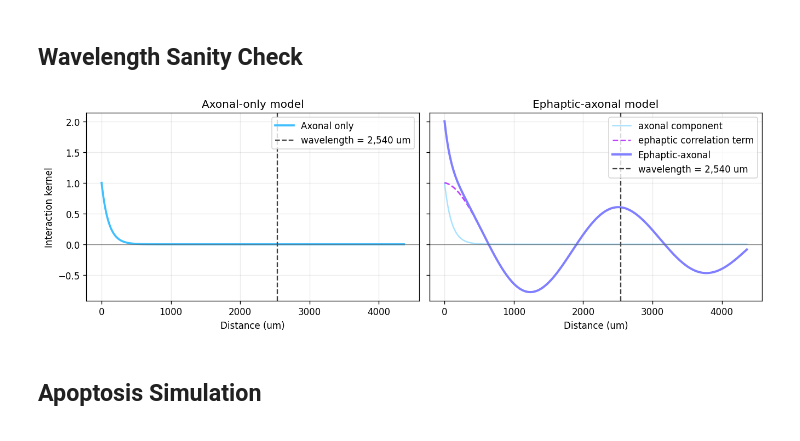
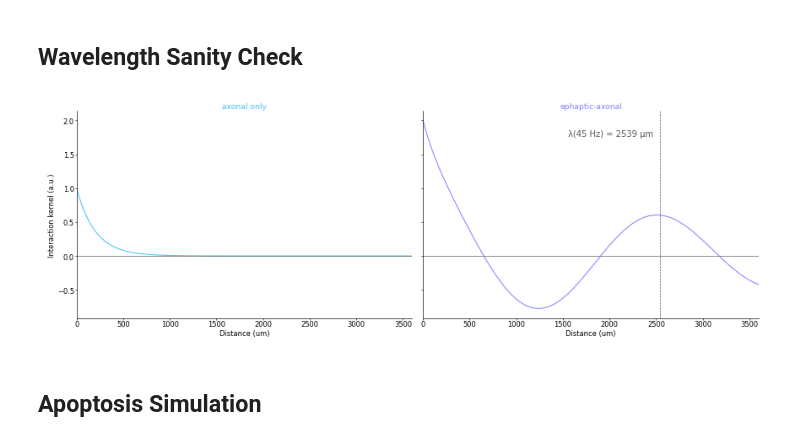
Before and after one commit to dlrebbin98/ephax, a Jupyter notebook: Notebooks/hd_mea_differentiation_simulation.ipynb, the cells around one changed output. Cells and saved outputs as stored; diff of their text form; code cells hidden in the pictures.

```diff
--- a/Notebooks/hd_mea_differentiation_simulation.ipynb
+++ b/Notebooks/hd_mea_differentiation_simulation.ipynb
@@ -34,11 +35,11 @@ sim_config = HDMEADifferentiationConfig(
     v_eph_m_s=0.1,
     v_ax_m_s=0.8,
     lambda_eph_um=1e4,
-    axonal_decay_um=100.0,
+    axonal_decay_um=200.0,
     subsample_size=20,
     random_seed=0,
     plating_loss_fraction=0.50,
-    target_fraction=0.10,
+    target_fraction=0.30,
     milestone_step_fraction=0.10,
 )
 
@@ -115,33 +118,40 @@ grid.head()
 # %%
 kernels = build_kernel_curves(grid, sim_config)
 r_um = kernels["r_um"]
-axonal_kernel = kernels["axonal"]
-ephaptic_kernel = kernels["ephaptic"]
-ephaptic_axonal_kernel = kernels["ephaptic_axonal"]
+xmax = min(float(r_um.max()), 3600.0)
 
-fig, axes = plt.subplots(1, 2, figsize=(11, 3.6), sharex=True, sharey=True, constrained_layout=True)
+fig, axes = plt.subplots(1, 2, figsize=(7.1, 2.4), sharex=True, sharey=True, constrained_layout=True)
+fig.patch.set_facecolor("white")
 
-axes[0].plot(r_um, axonal_kernel, color=MODEL_COLORS["axonal_only"], lw=2.2, label=MODEL_LABELS["axonal_only"])
-axes[0].axvline(WAVELENGTH_UM, color="0.25", lw=1.4, ls="--", label=f"wavelength = {WAVELENGTH_UM:,.0f} um")
-axes[0].axhline(0.0, color="0.35", lw=0.8, alpha=0.7)
-axes[0].set_title("Axonal-only model")
-axes[0].set_xlabel("Distance (um)")
-axes[0].set_ylabel("Interaction kernel")
-axes[0].legend(loc="upper right")
-axes[0].grid(False)
+# Same visual sanity check used for Figure 1 panel c.
+axes[0].plot(r_um, kernels["axonal"], color=MODEL_COLORS["axonal_only"], lw=LINE_WIDTHS["emphasis"])
+axes[0].axhline(0.0, color="0.35", lw=LINE_WIDTHS["thin"])
+axes[0].set_title("axonal only", color=MODEL_COLORS["axonal_only"])
+axes[0].set_ylabel("Interaction kernel (a.u.)")
 
-axes[1].plot(r_um, axonal_kernel, color=MODEL_COLORS["axonal_only"], lw=1.5, alpha=0.45, label="axonal component")
-axes[1].plot(r_um, ephaptic_kernel, color=MODEL_COLORS["ephaptic_term"], lw=1.6, ls="--", label="ephaptic correlation term")
-axes[1].plot(r_um, ephaptic_axonal_kernel, color=MODEL_COLORS["ephaptic_axonal"], lw=2.4, label=MODEL_LABELS["ephaptic_axonal"])
-axes[1].axvline(WAVELENGTH_UM, color="0.25", lw=1.4, ls="--", label=f"wavelength = {WAVELENGTH_UM:,.0f} um")
-axes[1].axhline(0.0, color="0.35", lw=0.8, alpha=0.7)
-axes[1].set_title("Ephaptic-axonal model")
-axes[1].set_xlabel("Distance (um)")
-axes[1].legend(loc="upper right")
-axes[1].grid(False)
+axes[1].plot(r_um, kernels["ephaptic_axonal"], color=MODEL_COLORS["ephaptic_axonal"], lw=LINE_WIDTHS["emphasis"])
+axes[1].axvline(kernels["wavelength_um"], color="0.35", lw=LINE_WIDTHS["thin"], ls="--")
+axes[1].axhline(0.0, color="0.35", lw=LINE_WIDTHS["thin"])
+axes[1].text(
+    kernels["wavelength_um"] / 3700,
+    0.88,
+    f"λ(45 Hz) = {int(kernels['wavelength_um'])} μm",
+    transform=axes[1].transAxes,
+    ha="right",
+    fontsize=6,
+    color="0.35",
+)
+axes[1].set_title("ephaptic-axonal", color=MODEL_COLORS["ephaptic_axonal"])
+
+for ax in axes:
+    ax.set_xlim(0.0, xmax)
+    ax.set_xlabel("Distance (um)")
+    ax.grid(False)
+    ax.spines["top"].set_visible(False)
+    ax.spines["right"].set_visible(False)
 plt.show()
 # %% [output]
-[figure, old version]
+[figure, new version]
 # %% [markdown]
 ## Apoptosis Simulation
 # %%
```
Also changed, not shown: parts of 7 cells of this notebook, 8 other files.
